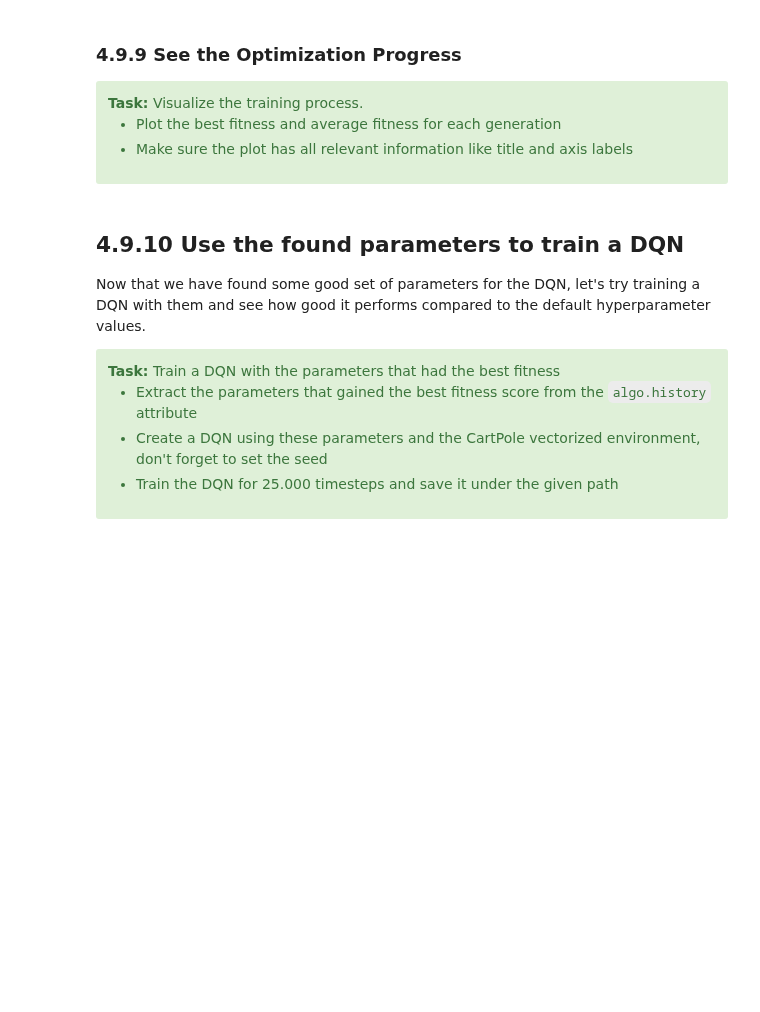
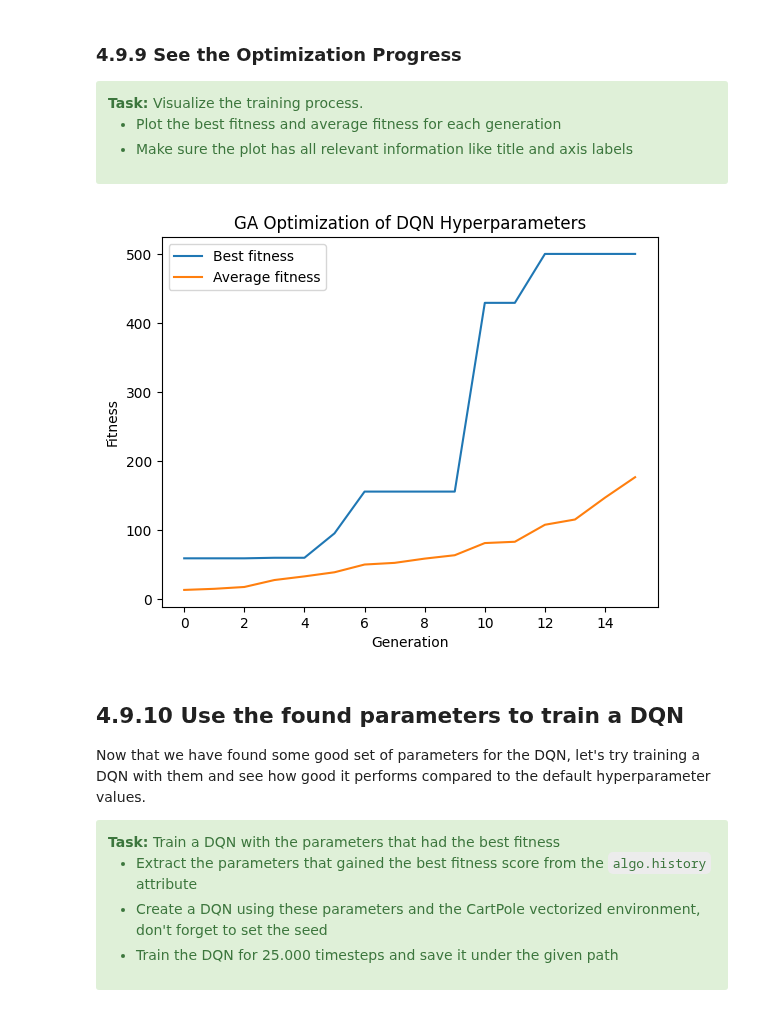
Before and after one commit to anton-seifert/LAMA, a Jupyter notebook: task-5-rl-ea/Task 6.2 - RL Continuous Environments and Evolutionary Algorithms.ipynb, the cells around one changed output. Drawn from its saved outputs; the diff is of its cells as text; code cells hidden in the pictures; blank space fills up the shorter version.

```diff
--- a/task-5-rl-ea/Task 6.2 - RL Continuous Environments and Evolutionary Algorithms.ipynb
+++ b/task-5-rl-ea/Task 6.2 - RL Continuous Environments and Evolutionary Algorithms.ipynb
@@ -793,3 +794,23 @@ Generation 15/15 finished:
+# %%
+# STUDENT CODE HERE (3 pts)
+
+best = [max(ind.fitness for ind in pop) for pop in algo.history]
+avg = [np.mean([ind.fitness for ind in pop]) for pop in algo.history]
+
+plt.figure()
+plt.plot(best, label="Best fitness")
+plt.plot(avg, label="Average fitness")
+plt.xlabel("Generation")
+plt.ylabel("Fitness")
+plt.title("GA Optimization of DQN Hyperparameters")
+plt.legend()
+plt.show()
+
+
+
+# STUDENT CODE until HERE
+# %% [output]
+[figure, added]
 # %% [markdown]
 ## 4.9.10 Use the found parameters to train a DQN
 
```
Also changed, not shown: parts of 10 cells of this notebook, 3 other files.
